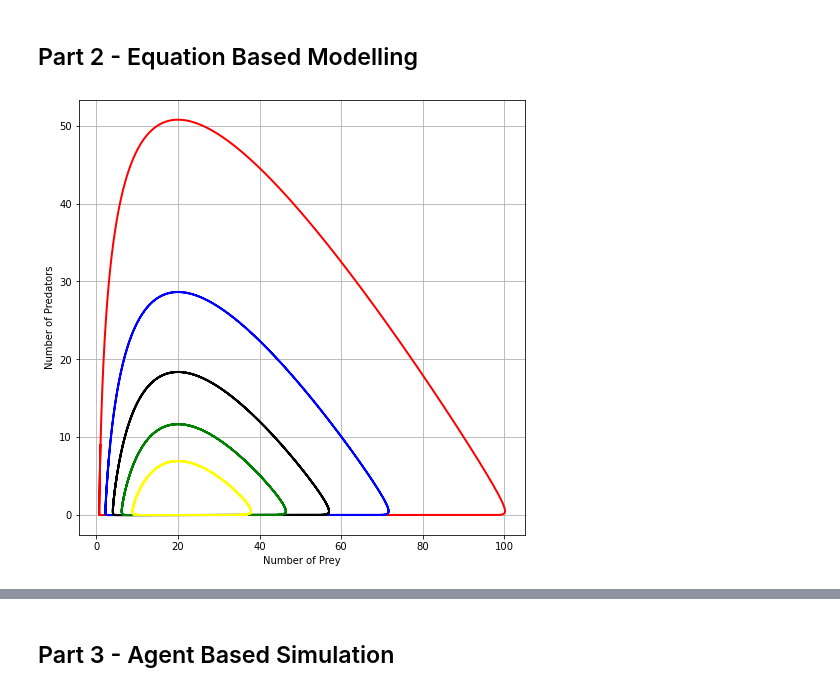
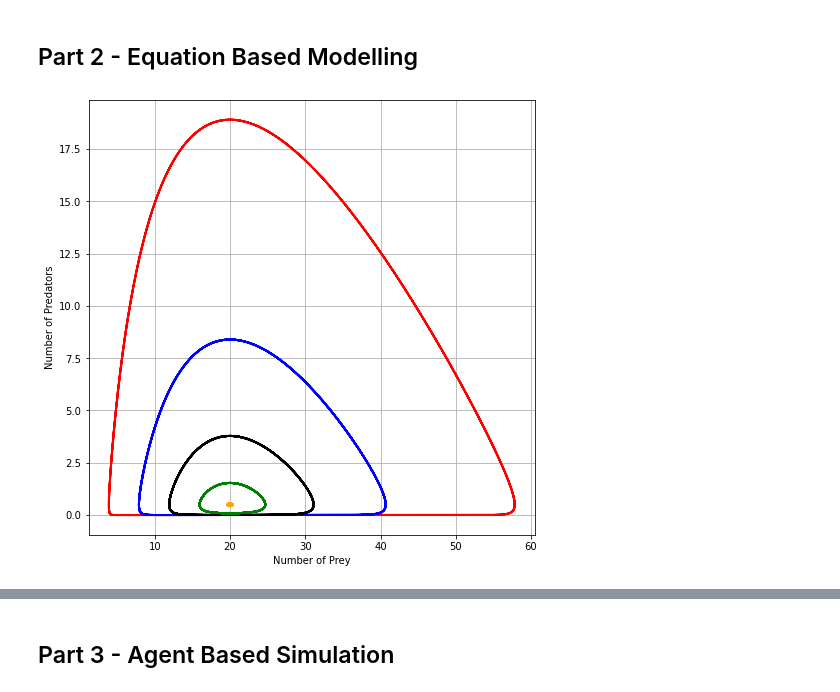
Before and after one commit to Salma0104/simulation, a Jupyter notebook: task 1, part 2+3+4.ipynb, the cells around one changed output, grey strips where cells are left out. Saved outputs shown, nothing was run; the diff lists cells and outputs as text; code cells hidden in the pictures.

```diff
--- a/task 1, part 2+3+4.ipynb
+++ b/task 1, part 2+3+4.ipynb
@@ -49,9 +49,10 @@ class Numerical_methods:
         return X, T
 # %%
 # different starting points [num_rabbits,num_foxes]
-xs = [[1,9],[3,7],[5,5],[7,3],[9,1]]
+xs = [[4,0.1],[8,0.2],[12,0.3],[16,0.4],[20,0.45]]
+# xs = [[1,9],[3,7],[5,5],[7,3],[9,1]]
 # colours to show different solutions
-colours = ['red','blue','black','green','yellow']
+colours = ['red','blue','black','green','orange']
 
 # Lotka-Volterra as a function
 def f(x,t):
@@ -67,31 +68,31 @@ def f(x,t):
 
     return z
 
 # Simulating the system
 '''
     xs: The different initial conditions that are to be simulated
     colours: the colours for each solution (one for every initial condition)
     N: the number of initial conditions that will be simulated
 '''
 def full_process(xs,colours,N):
         fig, ax = plt.subplots(figsize=(8, 8))
         for i in range(N):
             NM=Numerical_methods(f)
             dt=0.01
             N_iter=int(1000/dt)
 
             X_mp=np.zeros([2,N_iter])
             x_start= xs[i]
             t_start=0
 
             NM.Initialise(x_start,t_start)
             # MidPoint method chosen - can change to any other method
             X_mp,ts=NM.MidPoint(dt,N_iter)
             plt.xlabel('Number of Prey')
             plt.ylabel('Number of Predators');
             plt.grid(True)
             plt.plot(X_mp[0,:],X_mp[1,:],color=colours[i],linewidth=2)
 
 full_process(xs,colours,len(xs))
 # %% [output]
-[figure, old version]
+[figure, new version]
```
Also changed, not shown: parts of 1 cell of this notebook, 1 other file.
